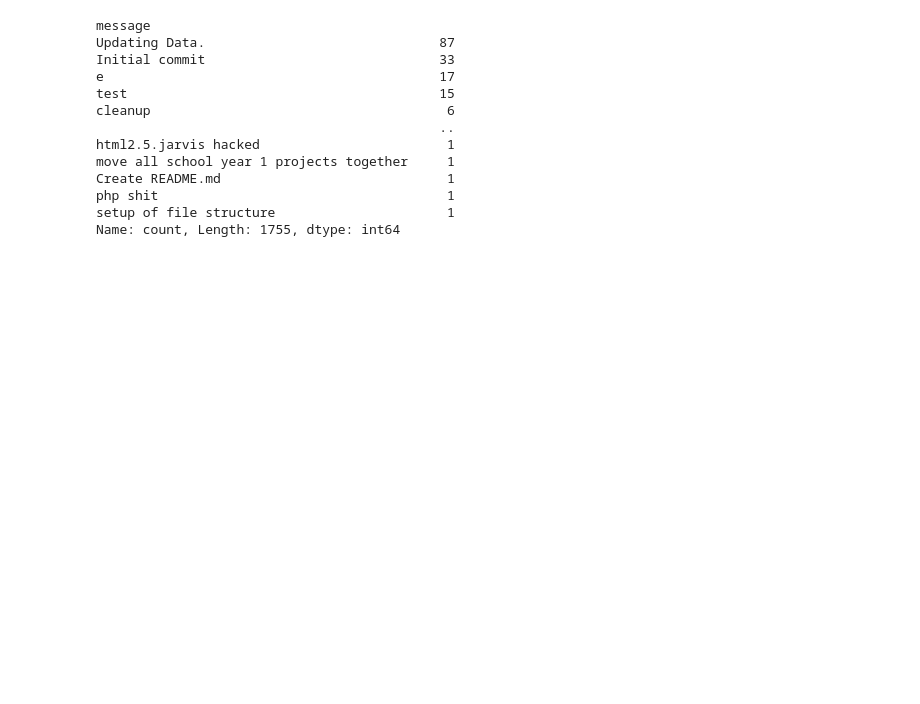
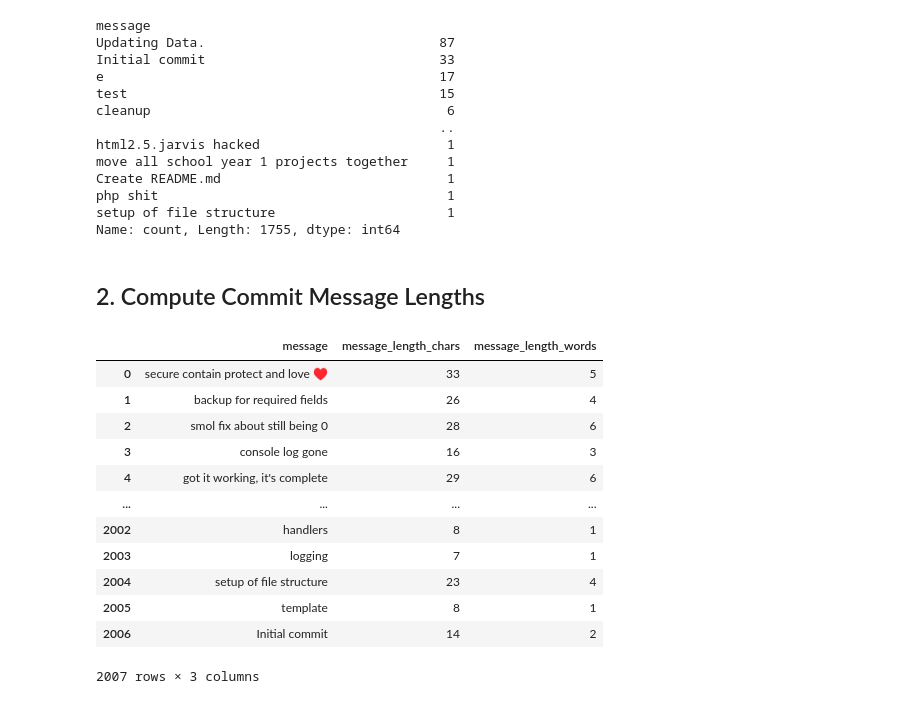
Before and after one commit to oldmartijntje/Commit-grabber, a Jupyter notebook: datascience.ipynb, the cells around one changed output. Saved outputs shown, nothing was run; the diff lists cells and outputs as text; code cells hidden in the pictures; blank space fills up the shorter version.

```diff
--- a/datascience.ipynb
+++ b/datascience.ipynb
@@ -25,3 +36,33 @@ Create README.md                             1
 php shit                                     1
 setup of file structure                      1
 Name: count, Length: 1755, dtype: int64
+# %% [markdown]
+## 2. Compute Commit Message Lengths
+# %%
+# 2.1. Character‐level length
+df['message_length_chars'] = df['message'].apply(len)
+
+# 2.2. Tokenize each message into words (lowercase, alphanumeric tokens)
+df['message_word_list'] = df['message'].apply(
+    lambda x: re.findall(r"\b\w+\b", x.lower())
+)
+
+# 2.3. Word‐level length
+df['message_length_words'] = df['message_word_list'].apply(len)
+
+# View a sample of the new columns
+df[['message', 'message_length_chars', 'message_length_words']]
+# %% [output]
+|  | message | message_length_chars | message_length_words |
+| 0 | secure contain protect and love ♥ | 33 | 5 |
+| 1 | backup for required fields | 26 | 4 |
+| 2 | smol fix about still being 0 | 28 | 6 |
+| 3 | console log gone | 16 | 3 |
+| 4 | got it working, it's complete | 29 | 6 |
+| ... | ... | ... | ... |
+| 2002 | handlers | 8 | 1 |
+| 2003 | logging | 7 | 1 |
+| 2004 | setup of file structure | 23 | 4 |
+| 2005 | template | 8 | 1 |
+| 2006 | Initial commit | 14 | 2 |
+2007 rows × 3 columns
```
Also changed, not shown: parts of 12 cells of this notebook.
